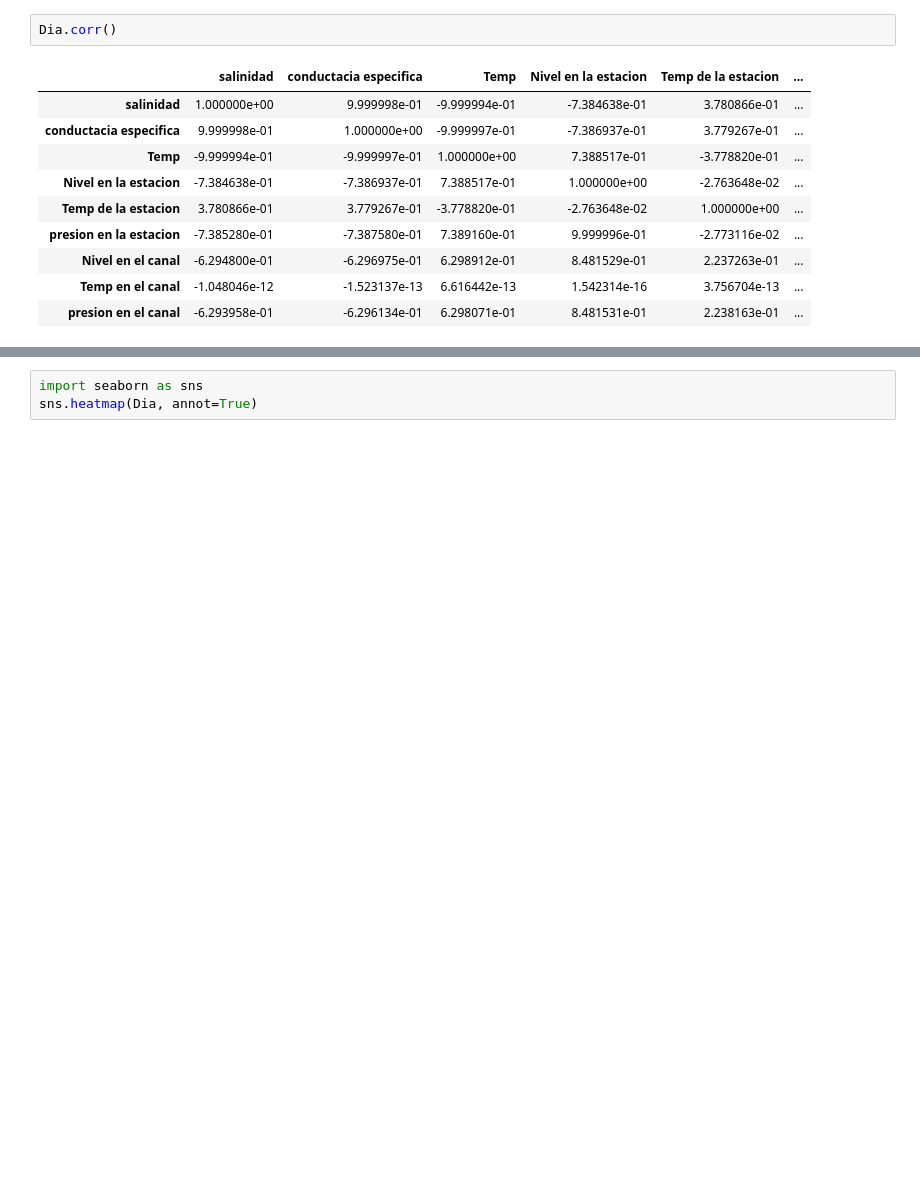
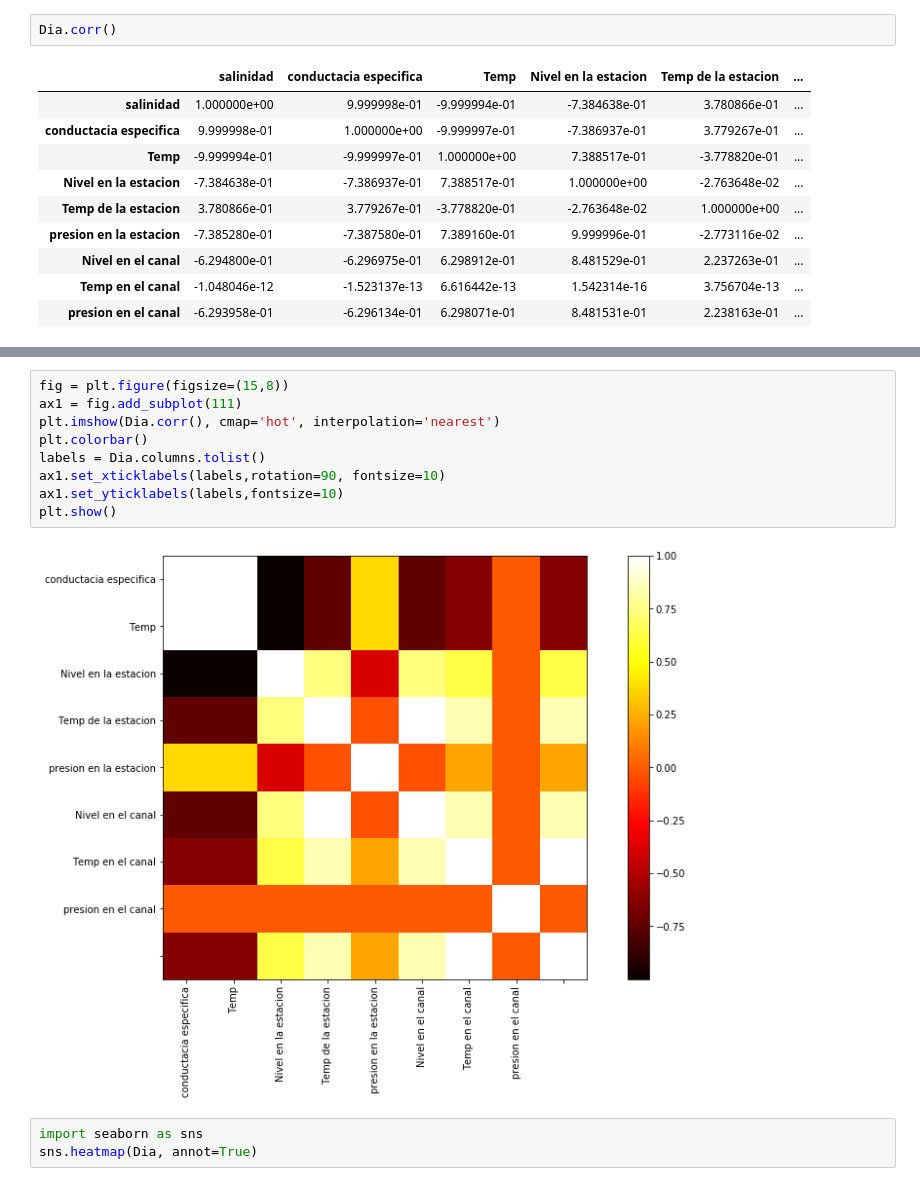
Before and after one commit to laloolea/computacional1, a Jupyter notebook: Actividad3/el Manglar El Sargento.ipynb, the cells around one changed output, grey strips where cells are left out. Drawn from its saved outputs; the diff is of its cells as text; blank space fills up the shorter version.

```diff
--- a/Actividad3/el Manglar El Sargento.ipynb
+++ b/Actividad3/el Manglar El Sargento.ipynb
@@ -388,3 +481,14 @@ plt.matshow(Dia.corr())
+# %%
+fig = plt.figure(figsize=(15,8))
+ax1 = fig.add_subplot(111)
+plt.imshow(Dia.corr(), cmap='hot', interpolation='nearest')
+plt.colorbar()
+labels = Dia.columns.tolist()
+ax1.set_xticklabels(labels,rotation=90, fontsize=10)
+ax1.set_yticklabels(labels,fontsize=10)
+plt.show()
+# %% [output]
+[figure, added]
 # %%
 import seaborn as sns
 sns.heatmap(Dia, annot=True)
```
Also changed, not shown: parts of 18 cells of this notebook.
